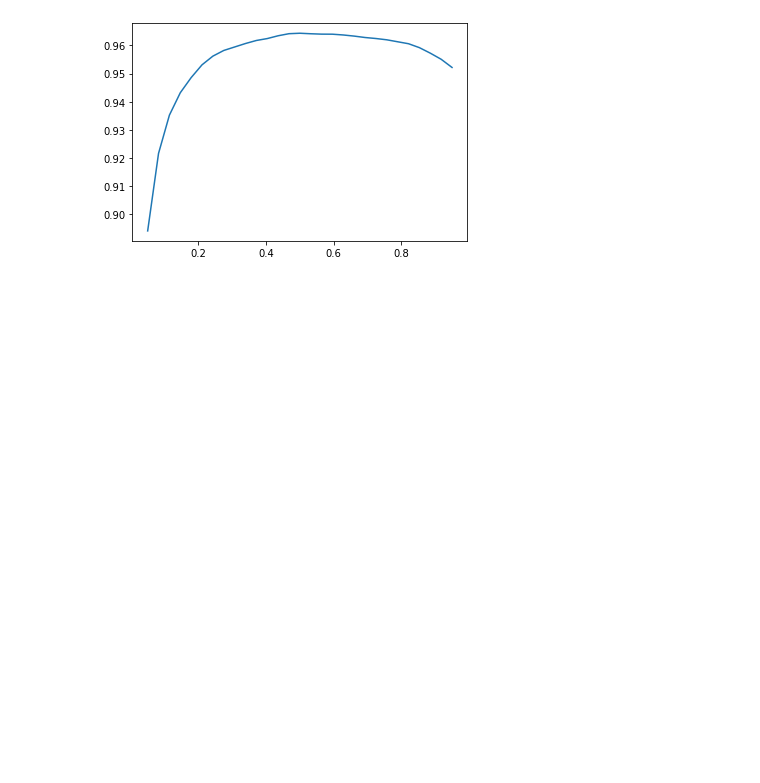
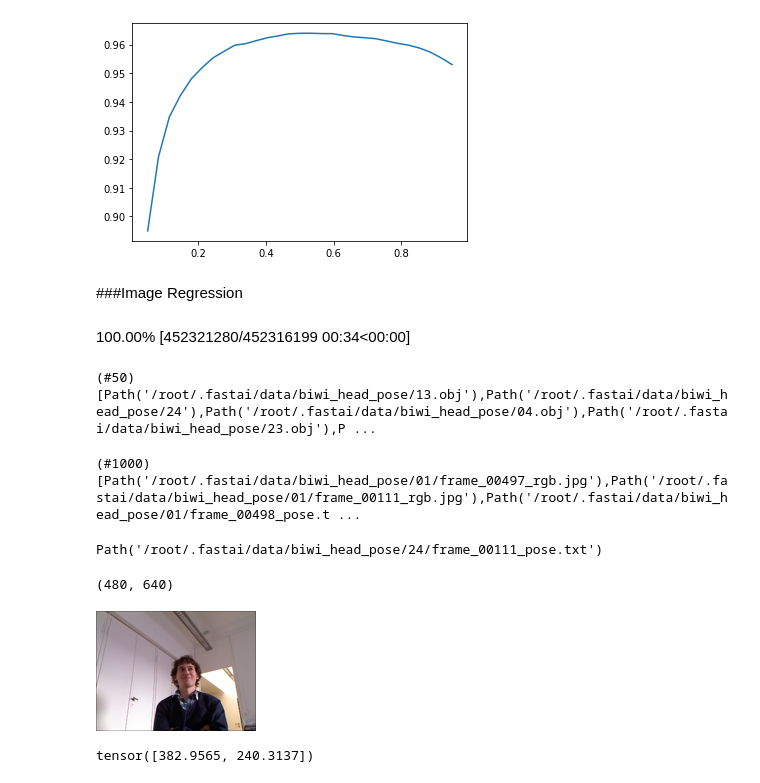
Before and after one commit to steimel60/ML, a Jupyter notebook: DeepLearning/ComputerVision.ipynb, the cells around one changed output. Saved outputs shown, nothing was run; the diff lists cells and outputs as text; code cells hidden in the pictures; blank space fills up the shorter version.

Commit message:
Image Regression - Center of Face

```diff
--- a/DeepLearning/ComputerVision.ipynb
+++ b/DeepLearning/ComputerVision.ipynb
@@ -128,3 +129,46 @@ plt.plot(xs,accs)
 [interactive output not drawn]
 [<matplotlib.lines.Line2D at 0x...>]
 [figure]
+# %% [markdown]
+###Image Regression
+# %%
+#Here we will make a key point model - finding a specific location in the image
+path = untar_data(URLs.BIWI_HEAD_POSE)
+path.ls()
+# %% [output]
+100.00% [452321280/452316199 00:34<00:00]
+(#50) [Path('/root/.fastai/data/biwi_head_pose/13.obj'),Path('/root/.fastai/data/biwi_head_pose/24'),Path('/root/.fastai/data/biwi_head_pose/04.obj'),Path('/root/.fastai/data/biwi_head_pose/23.obj'),P ...
+# %%
+(path/'01').ls() #Each numbered directory is a specific person
+#Inside there are different frames each with a _rgb.jpg and _pose.txt
+# %% [output]
+(#1000) [Path('/root/.fastai/data/biwi_head_pose/01/frame_00497_rgb.jpg'),Path('/root/.fastai/data/biwi_head_pose/01/frame_00111_rgb.jpg'),Path('/root/.fastai/data/biwi_head_pose/01/frame_00498_pose.t ...
+# %%
+#Get all image files
+img_files = get_image_files(path)
+#Func to get corresponding pose file
+def img2pose(x): return Path(f'{str(x)[:-7]}pose.txt')
+img2pose(img_files[0]) #Make sure it works
+# %% [output]
+Path('/root/.fastai/data/biwi_head_pose/24/frame_00111_pose.txt')
+# %%
+#Visualize image 1
+im = PILImage.create(img_files[0])
+im.shape
+# %% [output]
+(480, 640)
+# %%
+im.to_thumb(160)
+# %% [output]
+[figure, added]
+# %%
+#Define our get center function
+cal = np.genfromtxt(path/'01'/'rgb.cal', skip_footer=6)
+def get_ctr(f):
+  ctr = np.genfromtxt(img2pose(f), skip_header=3)
+  c1 = ctr[0] * cal[0][0]/ctr[2] + cal[0][2]
+  c2 = ctr[1] * cal[1][1]/ctr[2] + cal[1][2]
+  return tensor([c1,c2])
+get_ctr(img_files[0]) #Test
+# %% [output]
+tensor([382.9565, 240.3137])
```
Also changed, not shown: parts of 7 cells of this notebook.
